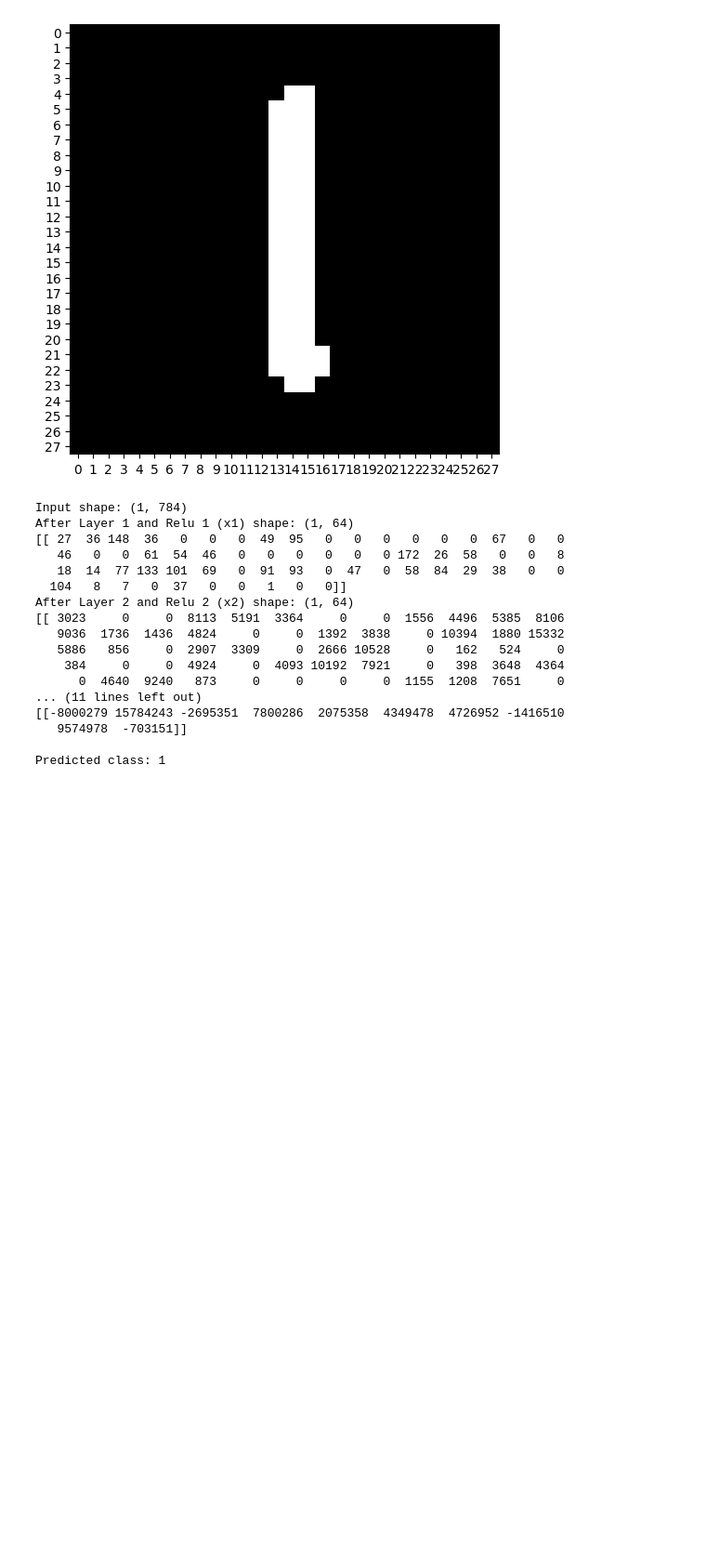
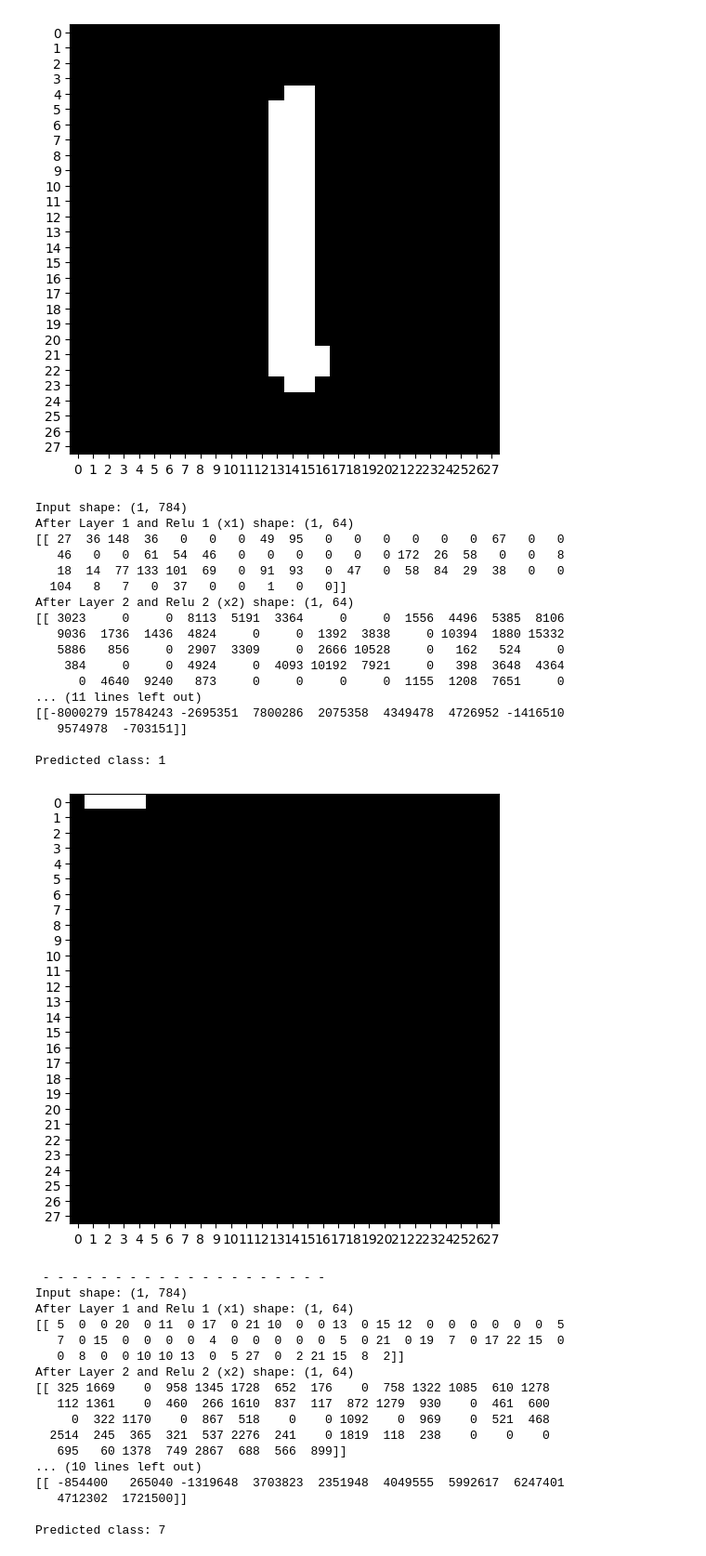
Before and after one commit to FTadros/ocr-fpga, a Jupyter notebook: model_setup/pipeline_simulation.ipynb, the cells around one changed output. Shown: that part at 93% size. Cells and saved outputs as stored; diff of their text form; code cells hidden in the pictures; blank space fills up the shorter version.

Commit message:
Update pipeline_simulation to include control "7" input

```diff
--- a/model_setup/pipeline_simulation.ipynb
+++ b/model_setup/pipeline_simulation.ipynb
@@ -162,3 +162,68 @@ After Layer 2 and Relu 2 (x2) shape: (1, 64)
    9574978  -703151]]
 
 Predicted class: 1
+# %%
+# Initialize input tensor with the first pixel as 1 and the rest as 0
+x = np.zeros((1, 784), dtype=np.int64)
+x[0, 1] = 1  # Set the first pixel to 1
+x[0, 2] = 1  # Set the first pixel to 1
+x[0, 3] = 1  # Set the first pixel to 1
+x[0, 4] = 1  # Set the first pixel to 1
+
+# Visualize the input tensor
+visualize_digit(x)
+
+print(" - - - - - - - - - - - - - - - - - - - - ")
+# Neural network pipeline
+print(f"Input shape: {x.shape}")
+
+# Layer 1: (1,784) @ (784,64) -> (1,64)
+x1 = x @ matrices['weights1']
+x1 = np.maximum(0, x1)  # ReLU
+print(f"After Layer 1 and Relu 1 (x1) shape: {x1.shape}")
+print(x1)
+
+# Layer 2: (1,64) @ (64,64) -> (1,64)
+x2 = x1 @ matrices['weights2']
+x2 = np.maximum(0, x2)  # ReLU
+print(f"After Layer 2 and Relu 2 (x2) shape: {x2.shape}")
+print(x2)
+
+# Layer 3: (1,64) @ (64,32) -> (1,32)
+x3 = x2 @ matrices['weights3']
+x3 = np.maximum(0, x3)  # ReLU
+print(f"After Layer 3 (x3) and Relu 3 shape: {x3.shape}")
+print(x3)
+
+# Layer 4: (1,32) @ (32,10) -> (1,10)
+x4 = x3 @ matrices['weights4']
+print(f"After Layer 4 (x4) shape: {x4.shape}")
+print(x4)
+
+# Output logits
+output = x4
+print("\nOutput logits:")
+print(output)
+
+# Predicted class
+predicted_class = np.argmax(output)
+print("\nPredicted class:", predicted_class)
+# %% [output]
+[figure, added]
+ - - - - - - - - - - - - - - - - - - - -
+Input shape: (1, 784)
+After Layer 1 and Relu 1 (x1) shape: (1, 64)
+[[ 5  0  0 20  0 11  0 17  0 21 10  0  0 13  0 15 12  0  0  0  0  0  0  5
+   7  0 15  0  0  0  0  4  0  0  0  0  0  5  0 21  0 19  7  0 17 22 15  0
+   0  8  0  0 10 10 13  0  5 27  0  2 21 15  8  2]]
+After Layer 2 and Relu 2 (x2) shape: (1, 64)
+[[ 325 1669    0  958 1345 1728  652  176    0  758 1322 1085  610 1278
+   112 1361    0  460  266 1610  837  117  872 1279  930    0  461  600
+     0  322 1170    0  867  518    0    0 1092    0  969    0  521  468
+  2514  245  365  321  537 2276  241    0 1819  118  238    0    0    0
+   695   60 1378  749 2867  688  566  899]]
+... (10 lines left out)
+[[ -854400   265040 -1319648  3703823  2351948  4049555  5992617  6247401
+   4712302  1721500]]
+
+Predicted class: 7
```
Also changed, not shown: parts of 1 cell of this notebook.
